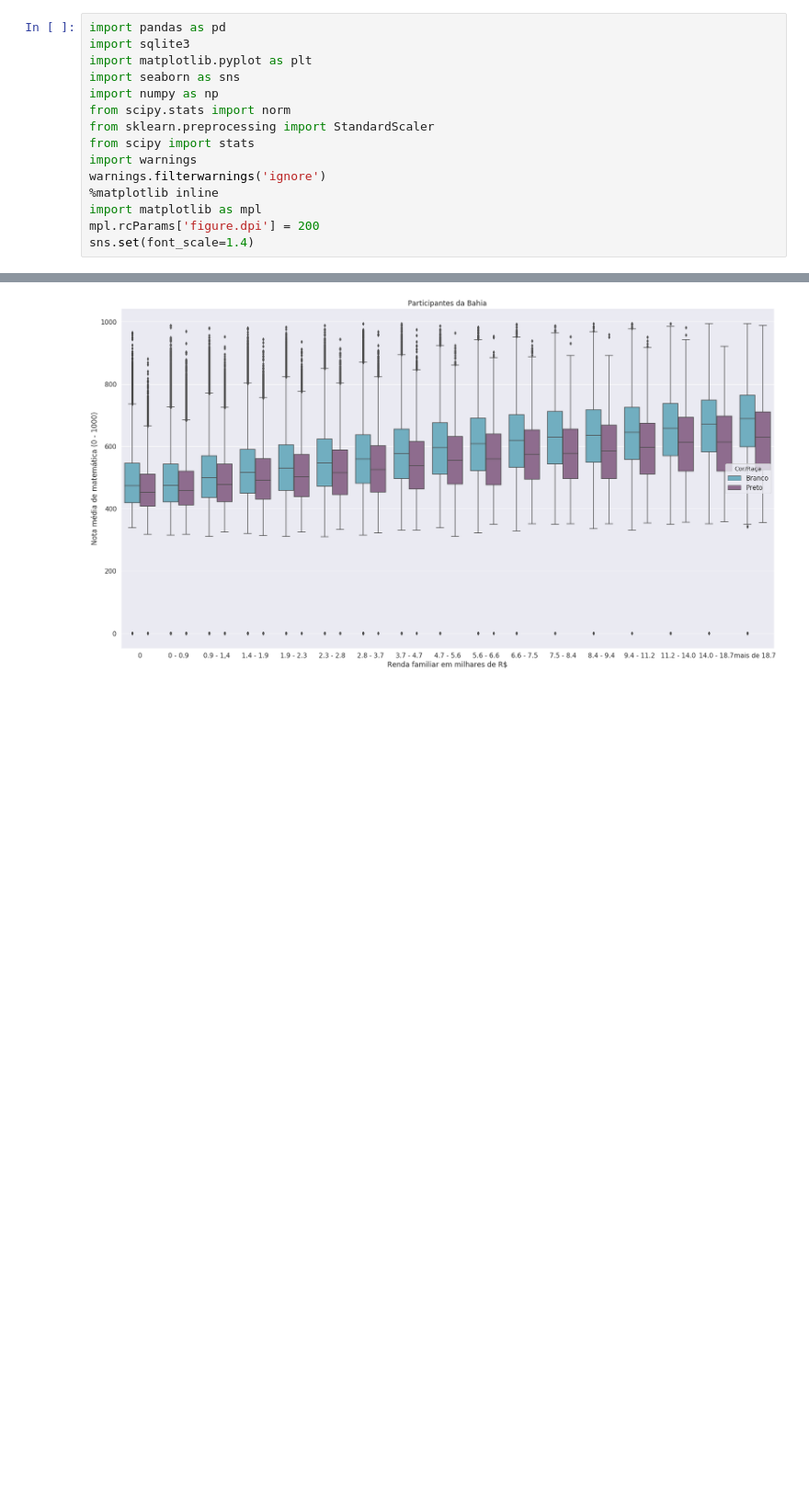
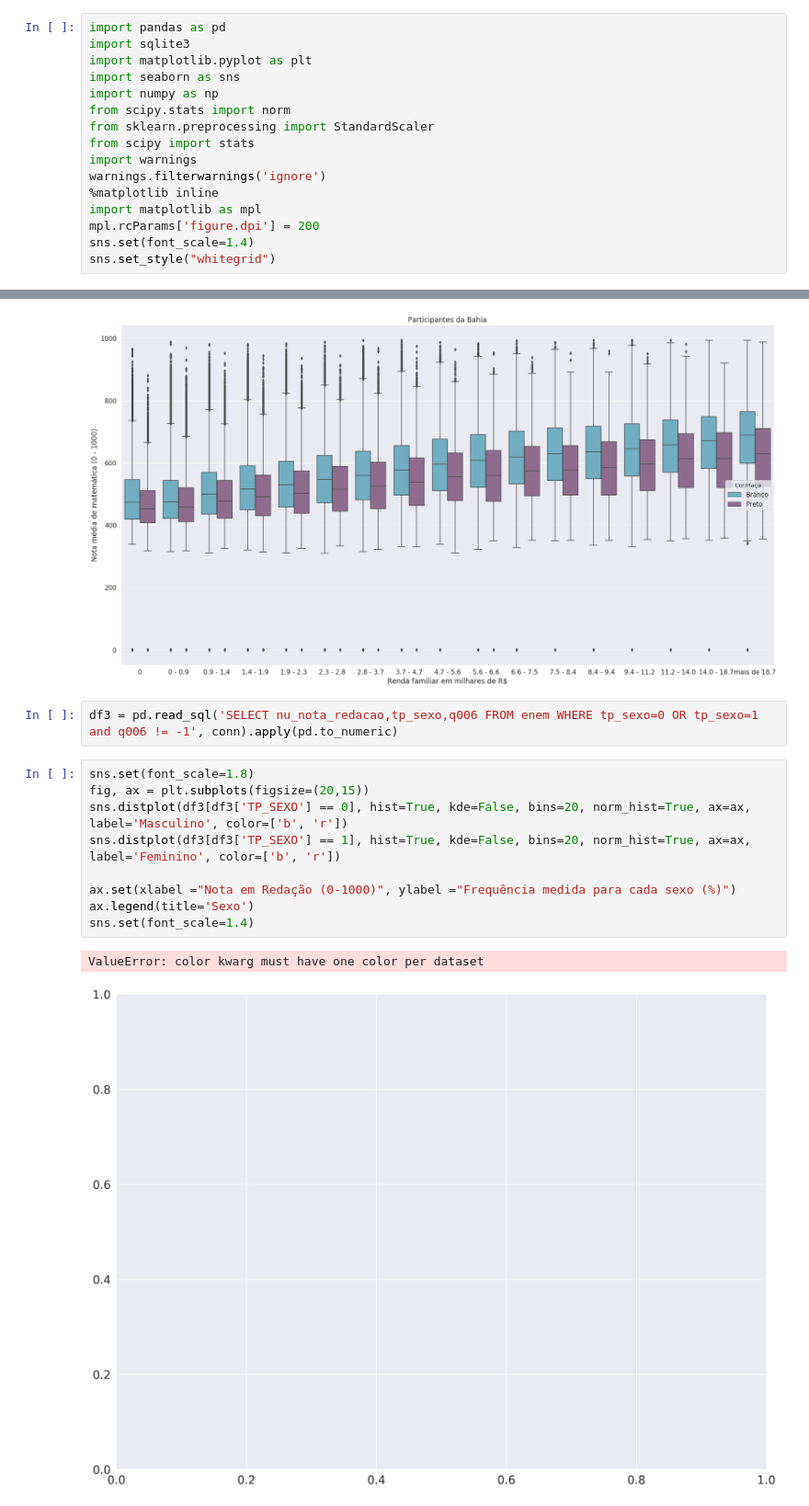
Before and after one commit to tiagodalloca/enem-data-analysis, a Jupyter notebook: enem2017/Visualization#2.ipynb, the cells around one changed output, grey strips where cells are left out. Shown at 92% size. Drawn from its saved outputs; the diff is of its cells as text; blank space fills up the shorter version.

Commit message:
Added visualization content

```diff
--- a/enem2017/Visualization#2.ipynb
+++ b/enem2017/Visualization#2.ipynb
@@ -13,6 +13,7 @@ warnings.filterwarnings('ignore')
 import matplotlib as mpl
 mpl.rcParams['figure.dpi'] = 200
 sns.set(font_scale=1.4)
+sns.set_style("whitegrid")
 # %%
 conn = sqlite3.connect('microdados_enem2017/database.db')
 # %%
@@ -225,3 +226,17 @@ for t, l in zip(legend.texts,('Branco', 'Preto')):
     t.set_text(l)
 # %% [output]
 [figure]
+# %%
+df3 = pd.read_sql('SELECT nu_nota_redacao,tp_sexo,q006 FROM enem WHERE tp_sexo=0 OR tp_sexo=1 and q006 != -1', conn).apply(pd.to_numeric)
+# %%
+sns.set(font_scale=1.8)
+fig, ax = plt.subplots(figsize=(20,15))
+sns.distplot(df3[df3['TP_SEXO'] == 0], hist=True, kde=False, bins=20, norm_hist=True, ax=ax, label='Masculino', color=['b', 'r'])
+sns.distplot(df3[df3['TP_SEXO'] == 1], hist=True, kde=False, bins=20, norm_hist=True, ax=ax, label='Feminino', color=['b', 'r'])
+
+ax.set(xlabel ="Nota em Redação (0-1000)", ylabel ="Frequência medida para cada sexo (%)")
+ax.legend(title='Sexo')
+sns.set(font_scale=1.4)
+# %% [output]
+ValueError: color kwarg must have one color per dataset
+[figure, added]
```
Also changed, not shown: parts of 3 cells of this notebook, 1 other file.
